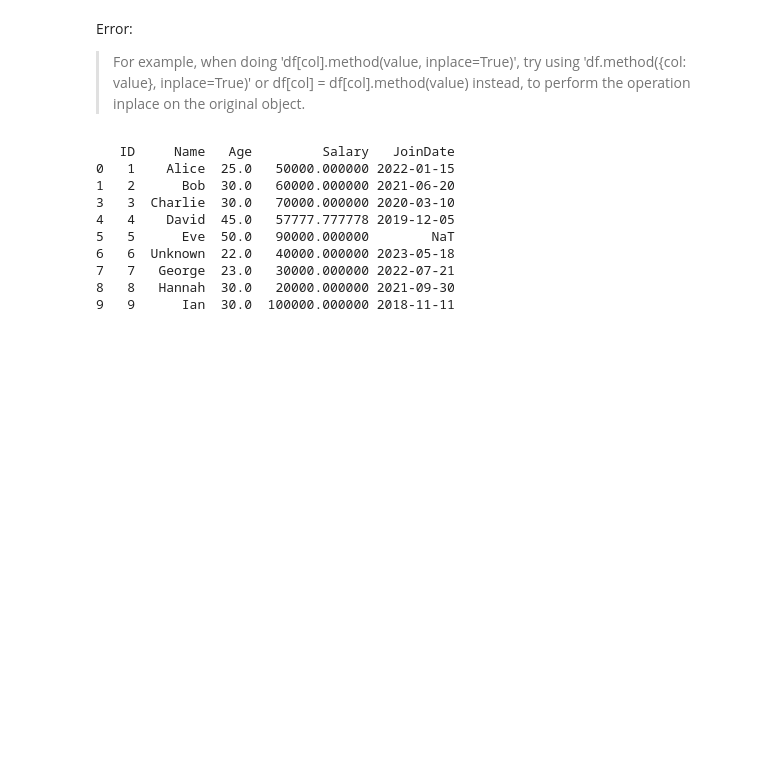
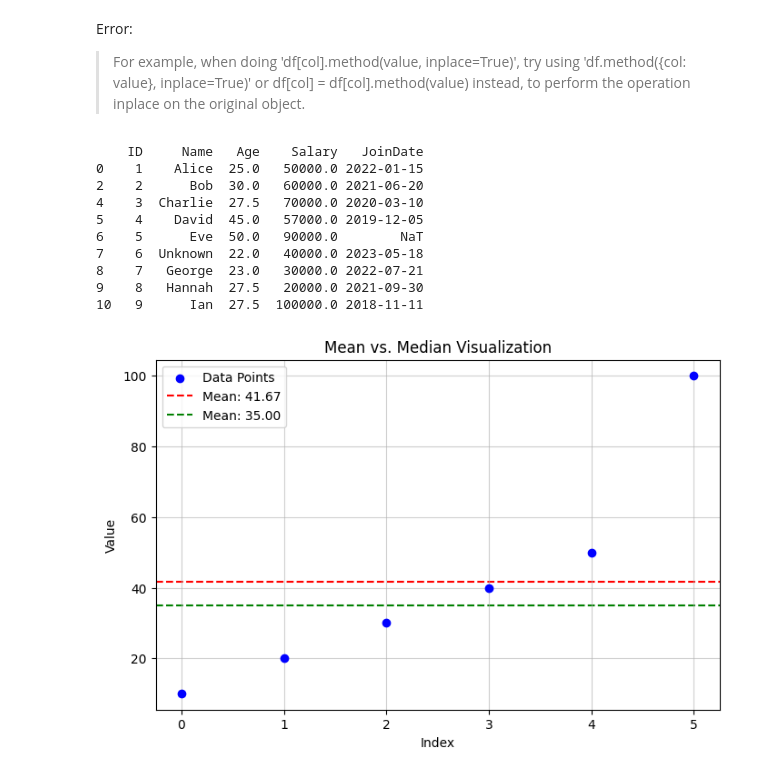
Before and after one commit to sounddrill31/jupyter-learning, a Jupyter notebook: Class2-PartB.ipynb, the cells around one changed output. Saved outputs shown, nothing was run; the diff lists cells and outputs as text; code cells hidden in the pictures; blank space fills up the shorter version.

```diff
--- a/Class2-PartB.ipynb
+++ b/Class2-PartB.ipynb
@@ -73,11 +73,11 @@ import numpy as np
 
 # Sample dataset
 data = {
-    'ID': [1, 2, 2, 3, 4, 5, 6, 7, 8, 9],
-    'Name': ['Alice', 'Bob', 'Bob', 'Charlie', 'David', 'Eve', None, 'George', 'Hannah', 'Ian'],
-    'Age': [25, 30, 30, np.nan, 45, 50, 22, 23, 120, -5],  # Outliers and missing value
-    'Salary': [50000, 60000, 60000, 70000, None, 90000, 40000, 30000, 20000, 100000],  # Missing value
-    'JoinDate': ['2022-01-15', '2021-06-20', '2021-06-20', '2020-03-10', '2019-12-05', None, '2023-05-18', '2022-07-21', '2021-09-30', '2018-11-11']
+    'ID': [1, 1, 2, 2, 3, 4, 5, 6, 7, 8, 9],
+    'Name': ['Alice', 'Alice', 'Bob', 'Bob', 'Charlie', 'David', 'Eve', None, 'George', 'Hannah', 'Ian'],
+    'Age': [25, 25, 30, 30, np.nan, 45, 50, 22, 23, 120, -5],  # Outliers and missing value
+    'Salary': [50000, 50000, 60000, 60000, 70000, None, 90000, 40000, 30000, 20000, 100000],  # Missing value
+    'JoinDate': ['2022-01-15','2022-01-15', '2021-06-20', '2021-06-20', '2020-03-10', '2019-12-05', None, '2023-05-18', '2022-07-21', '2021-09-30', '2018-11-11']
 }
 
 # Create a DataFrame
@@ -104,13 +104,40 @@ df = df[df['Salary'] > 0]
 # Display cleaned data
 print(df)
 # %% [output]
-   ID     Name   Age         Salary   JoinDate
-0   1    Alice  25.0   50000.000000 2022-01-15
-1   2      Bob  30.0   60000.000000 2021-06-20
-3   3  Charlie  30.0   70000.000000 2020-03-10
-4   4    David  45.0   57777.777778 2019-12-05
-5   5      Eve  50.0   90000.000000        NaT
-6   6  Unknown  22.0   40000.000000 2023-05-18
-7   7   George  23.0   30000.000000 2022-07-21
-8   8   Hannah  30.0   20000.000000 2021-09-30
-9   9      Ian  30.0  100000.000000 2018-11-11
+    ID     Name   Age    Salary   JoinDate
+0    1    Alice  25.0   50000.0 2022-01-15
+2    2      Bob  30.0   60000.0 2021-06-20
+4    3  Charlie  27.5   70000.0 2020-03-10
+5    4    David  45.0   57000.0 2019-12-05
+6    5      Eve  50.0   90000.0        NaT
+7    6  Unknown  22.0   40000.0 2023-05-18
+8    7   George  23.0   30000.0 2022-07-21
+9    8   Hannah  27.5   20000.0 2021-09-30
+10   9      Ian  27.5  100000.0 2018-11-11
+# %%
+# Mean median plot
+
+import numpy as npy
+import matplotlib.pyplot as matplot
+
+# Data
+numbers = [10, 20, 30, 40, 50, 100]
+
+mean_value = npy.mean(numbers)
+median_value = npy.median(numbers)
+
+matplot.figure(figsize=(8,5))
+matplot.scatter(range(len(numbers)), numbers, color='blue', label='Data Points', zorder=2)
+
+matplot.axhline(mean_value, color='red', linestyle='--', label=f'Mean: {mean_value:.2f}', zorder=1)
+matplot.axhline(median_value, color='green', linestyle='--', label=f'Mean: {median_value:.2f}', zorder=1)
+
+matplot.xlabel("Index")
+matplot.ylabel("Value")
+matplot.title("Mean vs. Median Visualization")
+matplot.legend()
+matplot.grid(True, linestyle='-', alpha=0.6)
+
+matplot.show()
+# %% [output]
+[figure, added]
```
Also changed, not shown: parts of 1 cell of this notebook.
